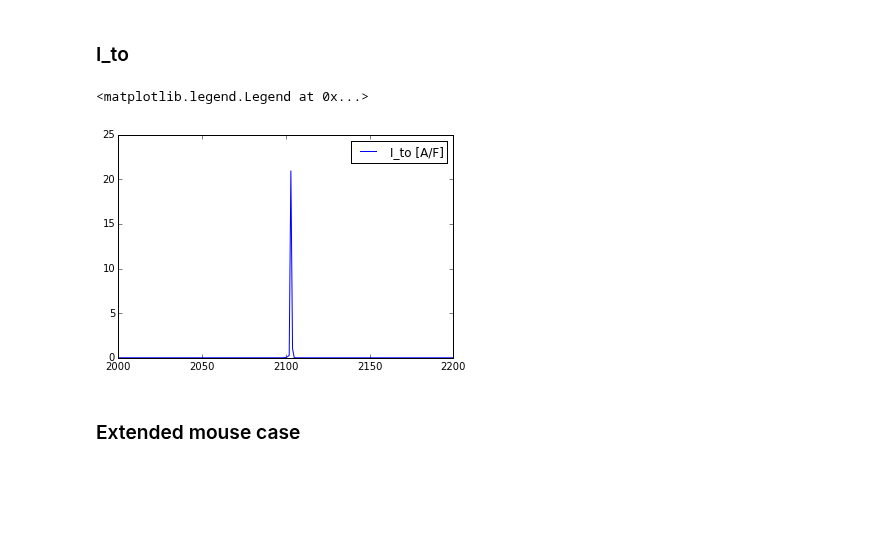
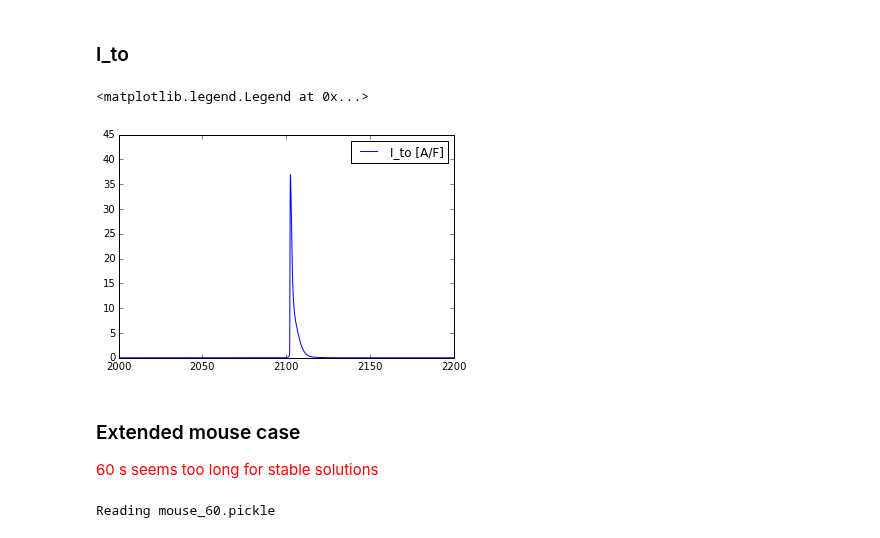
Before and after one commit to huskeypm/wholecell, a Jupyter notebook: morotti_rabbit_compare.ipynb, the cells around one changed output. Cells and saved outputs as stored; diff of their text form; code cells hidden in the pictures; blank space fills up the shorter version.

```diff
--- a/morotti_rabbit_compare.ipynb
+++ b/morotti_rabbit_compare.ipynb
@@ -31,14 +31,14 @@ cases = dict()
 class empty:pass
 
 case = empty()
-case.caseName = "mouse"
+case.caseName = "mouse_5"
 case.fileName = case.caseName+".pickle"
 case.data = ao.readPickle(case.fileName)
 cases[case.caseName] = case
 
 
 case = empty()
-case.caseName = "rabbit"
+case.caseName = "rabbit_5"
 case.fileName = case.caseName+".pickle"
 case.data = ao.readPickle(case.fileName)
 cases[case.caseName] = case
@@ -48,7 +48,7 @@ Reading rabbit.pickle
 # %% [markdown]
 Print currents
 # %%
-case = cases['mouse']
+case = cases['mouse_5']
 j_idx = case.data['j_idx']
 for i, stringer in enumerate(j_idx):
     if "i_" in stringer:
@@ -106,30 +112,34 @@ i_ss  not found
 ### I_to
 # %%
 fluxes = ["i_tof", "i_tos"]  # add the rest of the contributors here
-case = cases['mouse']
+case = cases['mouse_5']
 t = case.data['t']
 ito = np.zeros(np.shape(t)[0])
 
 j = case.data['j']
 j_idx = case.data['j_idx']
 for i,flux in enumerate(fluxes):
     idx1 = j_idx.index(flux)
     ito+=j[:,idx1]
 
 plt.plot(t,ito,label="I_to [A/F]")
 plt.xlim(trange)
 plt.legend()
 # %% [output]
 <matplotlib.legend.Legend at 0x...>
-[figure, old version]
+[figure, new version]
-# %% [markdown]
-### Extended mouse case
+# %% [markdown]
+### Extended mouse case
+
+<font color="red">60 s seems too long for stable solutions </font>
 # %%
 caseExtended = empty()
-caseExtended.caseName = "mouse_100"
+caseExtended.caseName = "mouse_60"
 caseExtended.fileName = caseExtended.caseName+".pickle"
 caseExtended.data = ao.readPickle(caseExtended.fileName)
 #cases[case.caseName] = case
+# %% [output]
+Reading mouse_60.pickle
 # %%
 states = ["V", "Cai", "Nai"]
 for i,state in enumerate(states):
```
Also changed, not shown: parts of 14 cells of this notebook, 2 other files.
